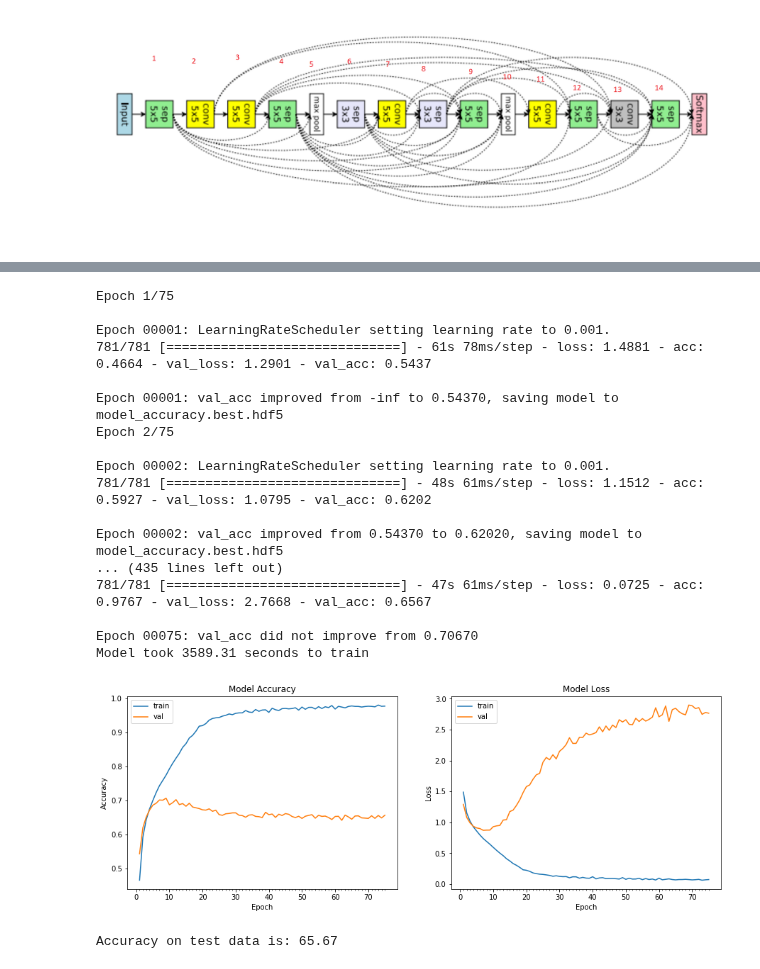
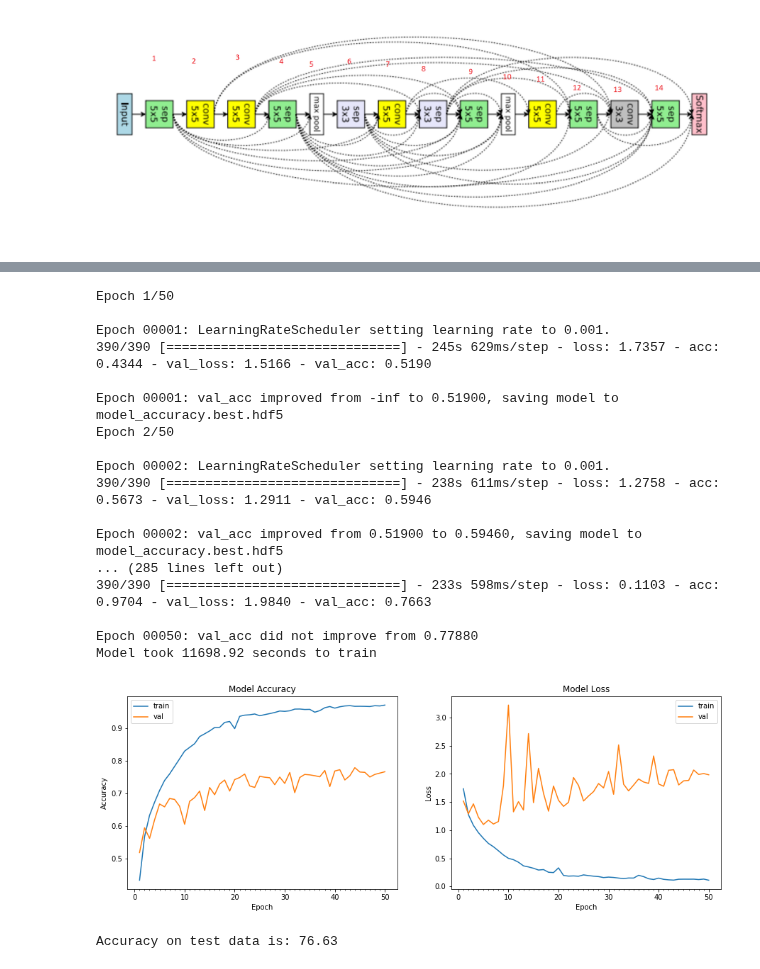
Before and after one commit to jai00271/CNN, a Jupyter notebook: 7. Network Architectures & Receptive Fields/Assignment_7.ipynb, the cells around one changed output, grey strips where cells are left out. Saved outputs shown, nothing was run; the diff lists cells and outputs as text; code cells hidden in the pictures.

```diff
--- a/7. Network Architectures & Receptive Fields/Assignment_7.ipynb
+++ b/7. Network Architectures & Receptive Fields/Assignment_7.ipynb
@@ -276,44 +304,44 @@ def lr_schedule(epoch):
         lrate = 0.0005
     if epoch > 100:
         lrate = 0.0003
     return lrate
 
 filepath="model_accuracy.best.hdf5"
 
 reduce_LR = LearningRateScheduler(lr_schedule, verbose=1)
 checkpoint = ModelCheckpoint(filepath, monitor='val_acc', verbose=1, save_best_only=True, mode='max')
 
 
 # train the model
 start = time.time()
 # Train the model
-model_info = model.fit_generator(datagen.flow(train_features, train_labels, batch_size = 64),
-                                 samples_per_epoch = train_features.shape[0], nb_epoch = 75,
+model_info = model.fit_generator(datagen.flow(train_features, train_labels, batch_size = 128),
+                                 samples_per_epoch = train_features.shape[0], nb_epoch = 50,
                                  validation_data = (test_features, test_labels), verbose=1,
                                 callbacks=[reduce_LR, checkpoint])
 end = time.time()
 print ("Model took %0.2f seconds to train"%(end - start))
 # plot model history
 plot_model_history(model_info)
 # compute test accuracy
 print ("Accuracy on test data is: %0.2f"%accuracy(test_features, test_labels, model))
 # %% [output]
-Epoch 1/75
+Epoch 1/50
 
 Epoch 00001: LearningRateScheduler setting learning rate to 0.001.
-781/781 [==============================] - 61s 78ms/step - loss: 1.4881 - acc: 0.4664 - val_loss: 1.2901 - val_acc: 0.5437
+390/390 [==============================] - 245s 629ms/step - loss: 1.7357 - acc: 0.4344 - val_loss: 1.5166 - val_acc: 0.5190
 
-Epoch 00001: val_acc improved from -inf to 0.54370, saving model to model_accuracy.best.hdf5
-Epoch 2/75
+Epoch 00001: val_acc improved from -inf to 0.51900, saving model to model_accuracy.best.hdf5
+Epoch 2/50
 
 Epoch 00002: LearningRateScheduler setting learning rate to 0.001.
-781/781 [==============================] - 48s 61ms/step - loss: 1.1512 - acc: 0.5927 - val_loss: 1.0795 - val_acc: 0.6202
+390/390 [==============================] - 238s 611ms/step - loss: 1.2758 - acc: 0.5673 - val_loss: 1.2911 - val_acc: 0.5946
 
-Epoch 00002: val_acc improved from 0.54370 to 0.62020, saving model to model_accuracy.best.hdf5
-... (435 lines left out)
-781/781 [==============================] - 47s 61ms/step - loss: 0.0725 - acc: 0.9767 - val_loss: 2.7668 - val_acc: 0.6567
+Epoch 00002: val_acc improved from 0.51900 to 0.59460, saving model to model_accuracy.best.hdf5
+... (285 lines left out)
+390/390 [==============================] - 233s 598ms/step - loss: 0.1103 - acc: 0.9704 - val_loss: 1.9840 - val_acc: 0.7663
 
-Epoch 00075: val_acc did not improve from 0.70670
-Model took 3589.31 seconds to train
+Epoch 00050: val_acc did not improve from 0.77880
+Model took 11698.92 seconds to train
-[figure, old version]
+[figure, new version]
-Accuracy on test data is: 65.67
+Accuracy on test data is: 76.63
```
Also changed, not shown: parts of 2 cells of this notebook.
